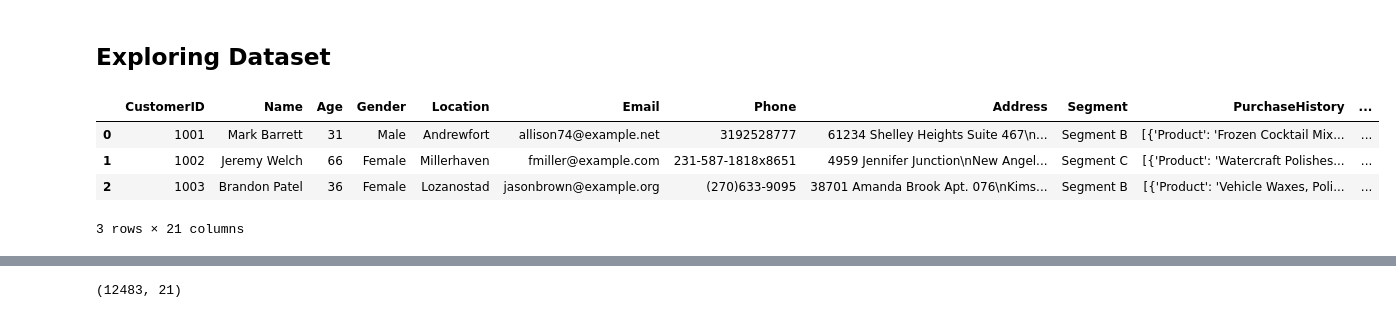
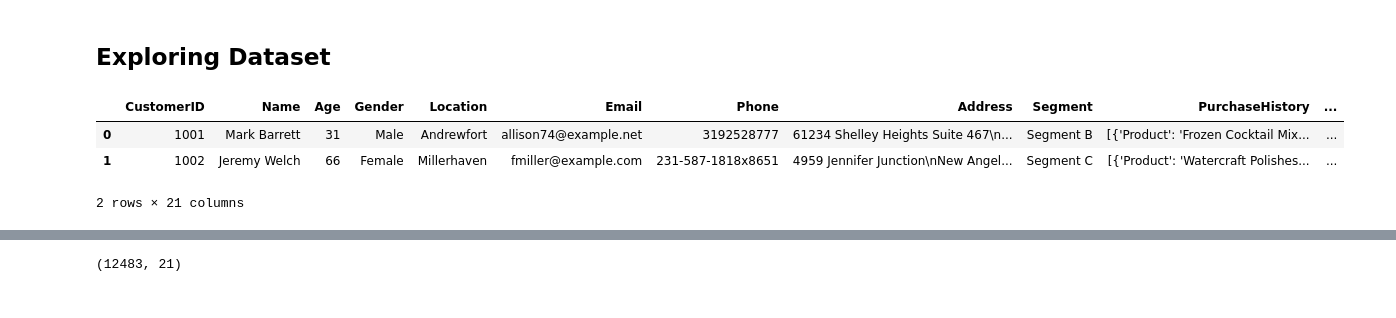
Before and after one commit to joachinhimself/Customer-Churn-Analysis, a Jupyter notebook: Notebook/Customer Churn.ipynb, the cells around one changed output, grey strips where cells are left out. Saved outputs shown, nothing was run; the diff lists cells and outputs as text; code cells hidden in the pictures.

```diff
--- a/Notebook/Customer Churn.ipynb
+++ b/Notebook/Customer Churn.ipynb
@@ -34,11 +48,10 @@ df = pd.read_excel("../Data/Dataset.xlsx")
 # %% [markdown]
 ## Exploring Dataset ##
 # %%
-df.head(3)
+df.head(2)
 # %% [output]
 |  | CustomerID | Name | Age | Gender | Location | Email | Phone | Address | Segment | PurchaseHistory | ... |
 | 0 | 1001 | Mark Barrett | 31 | Male | Andrewfort | allison74@example.net | 3192528777 | 61234 Shelley Heights Suite 467\n... | Segment B | [{'Product': 'Frozen Cocktail Mix... | ... |
 | 1 | 1002 | Jeremy Welch | 66 | Female | Millerhaven | fmiller@example.com | 231-587-1818x8651 | 4959 Jennifer Junction\nNew Angel... | Segment C | [{'Product': 'Watercraft Polishes... | ... |
-| 2 | 1003 | Brandon Patel | 36 | Female | Lozanostad | jasonbrown@example.org | (270)633-9095 | 38701 Amanda Brook Apt. 076\nKims... | Segment B | [{'Product': 'Vehicle Waxes, Poli... | ... |
-3 rows × 21 columns
+2 rows × 21 columns
 # %%
```
Also changed, not shown: parts of 226 cells of this notebook, 1 other file.
